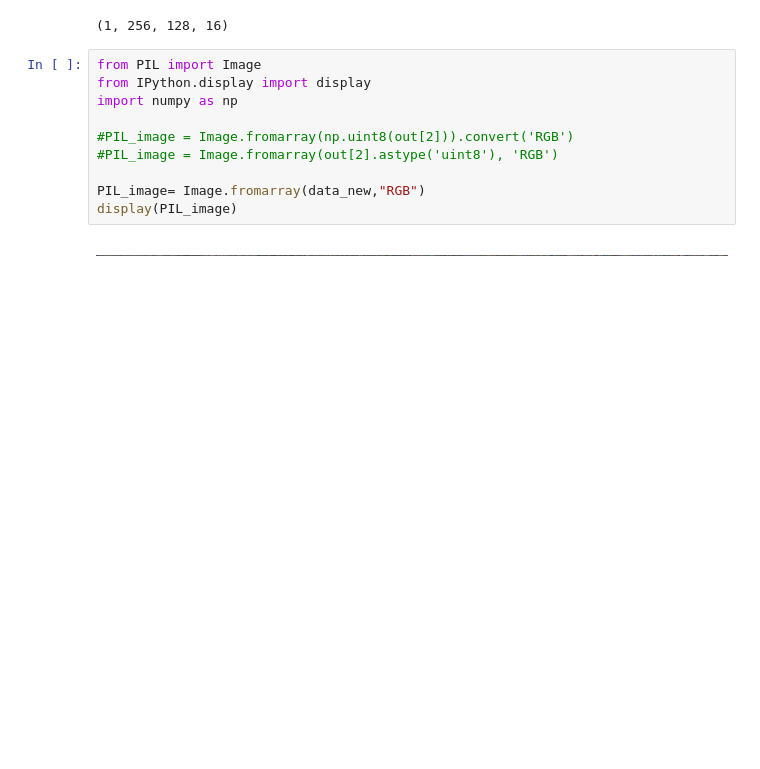
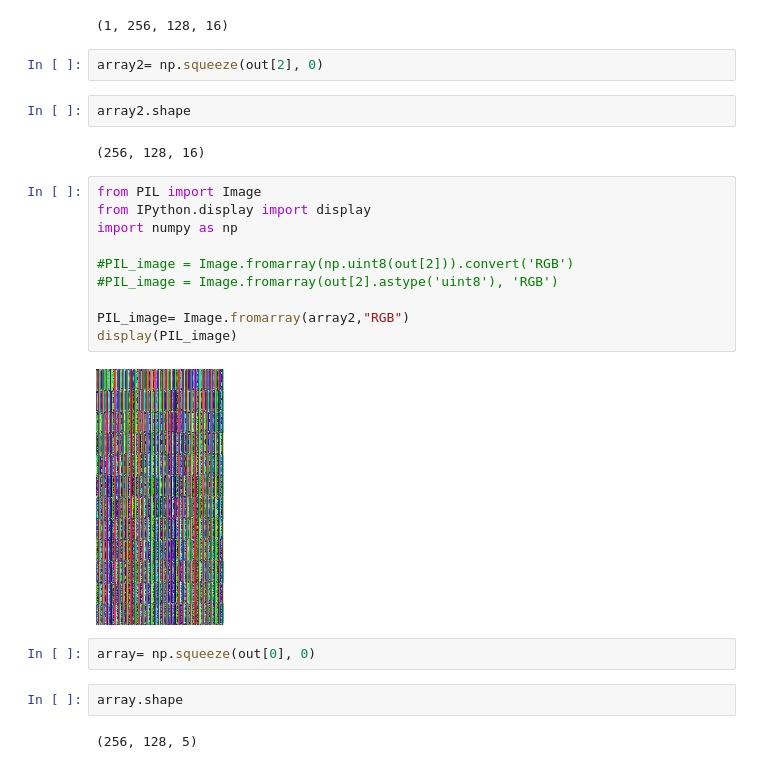
Before and after one commit to sangeetNSK/ChargridTF-GPU, a Jupyter notebook: Copy_of_ChargridTF.ipynb, the cells around one changed output. Cells and saved outputs as stored; diff of their text form; blank space fills up the shorter version.

```diff
--- a/Copy_of_ChargridTF.ipynb
+++ b/Copy_of_ChargridTF.ipynb
@@ -592,15 +592,27 @@ array([[[[0.00315978, 0.00295325, 0.00427091, ..., 0.00176007,
 out[2].shape
 # %% [output]
 (1, 256, 128, 16)
+# %%
+array2= np.squeeze(out[2], 0)
+# %%
+array2.shape
+# %% [output]
+(256, 128, 16)
 # %%
 from PIL import Image
 from IPython.display import display
 import numpy as np
 
 #PIL_image = Image.fromarray(np.uint8(out[2])).convert('RGB')
 #PIL_image = Image.fromarray(out[2].astype('uint8'), 'RGB')
 
-PIL_image= Image.fromarray(data_new,"RGB")
+PIL_image= Image.fromarray(array2,"RGB")
 display(PIL_image)
 # %% [output]
-[figure, old version]
+[figure, new version]
+# %%
+array= np.squeeze(out[0], 0)
+# %%
+array.shape
+# %% [output]
+(256, 128, 5)
```
Also changed, not shown: parts of 11 cells of this notebook.
